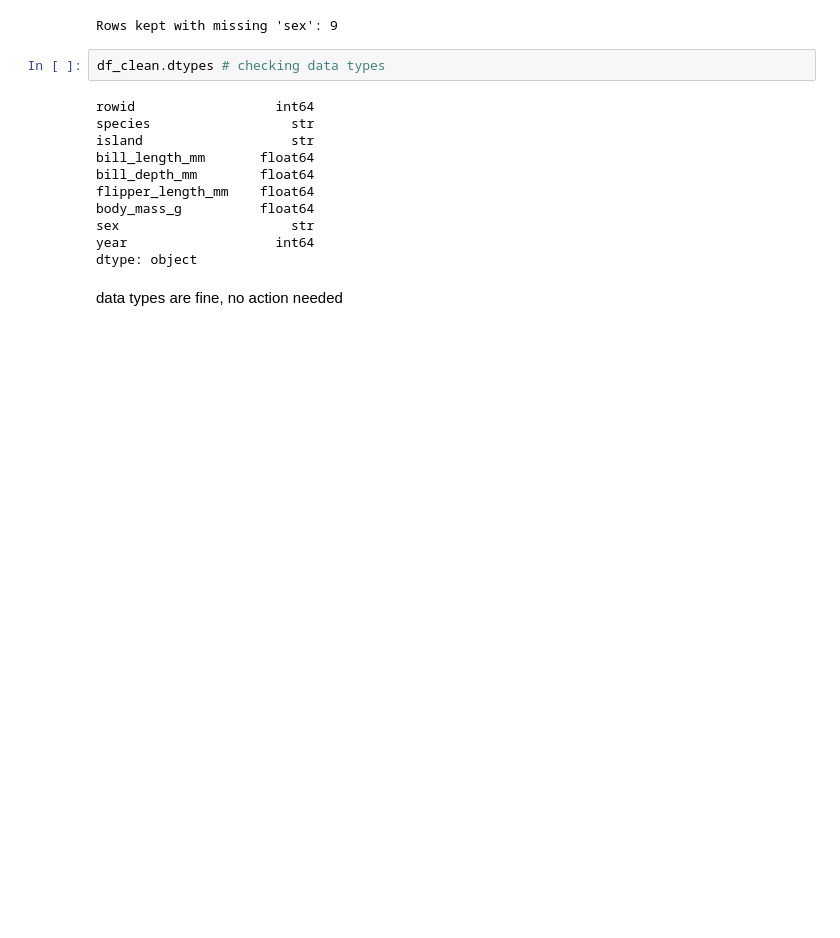
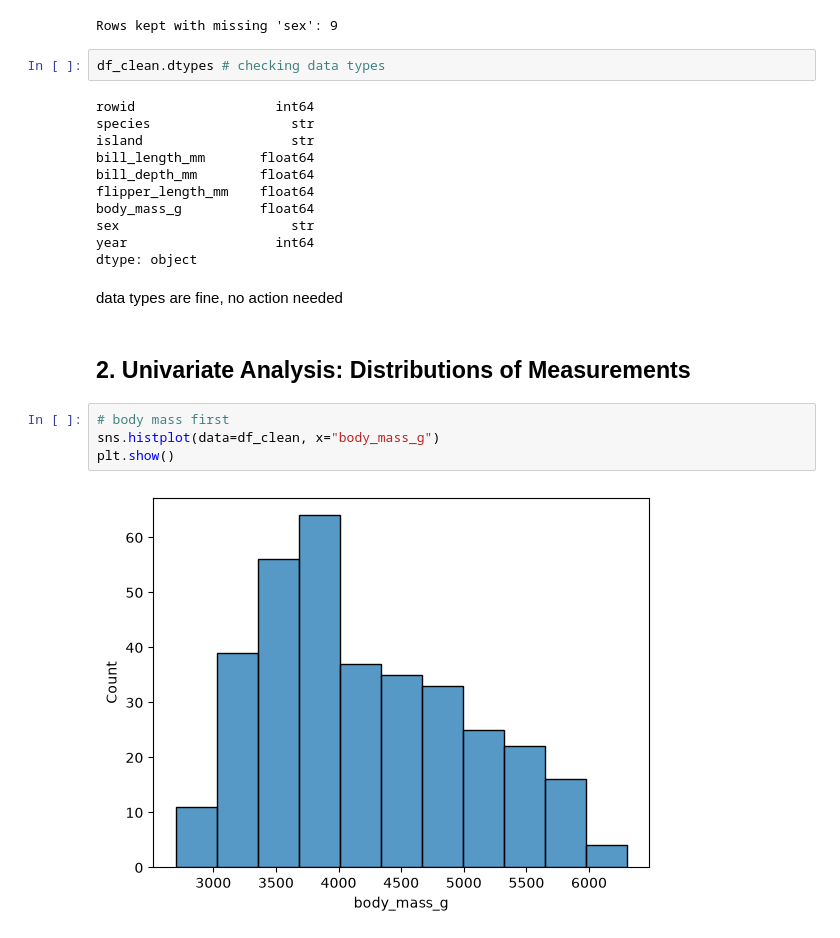
Before and after one commit to Franzenstein/data-analysis-portfolio-python, a Jupyter notebook: projekt-1-penguins-eda/notebooks/01_eda.ipynb, the cells around one changed output. Drawn from its saved outputs; the diff is of its cells as text; blank space fills up the shorter version.

Commit message:
EDA step 2: univariate distributions of body measurements

```diff
--- a/projekt-1-penguins-eda/notebooks/01_eda.ipynb
+++ b/projekt-1-penguins-eda/notebooks/01_eda.ipynb
@@ -118,3 +118,11 @@ year                   int64
 dtype: object
 # %% [markdown]
 data types are fine, no action needed
+# %% [markdown]
+## 2. Univariate Analysis: Distributions of Measurements
+# %%
+# body mass first
+sns.histplot(data=df_clean, x="body_mass_g")
+plt.show()
+# %% [output]
+[figure, added]
```
Also changed, not shown: parts of 5 cells of this notebook.
